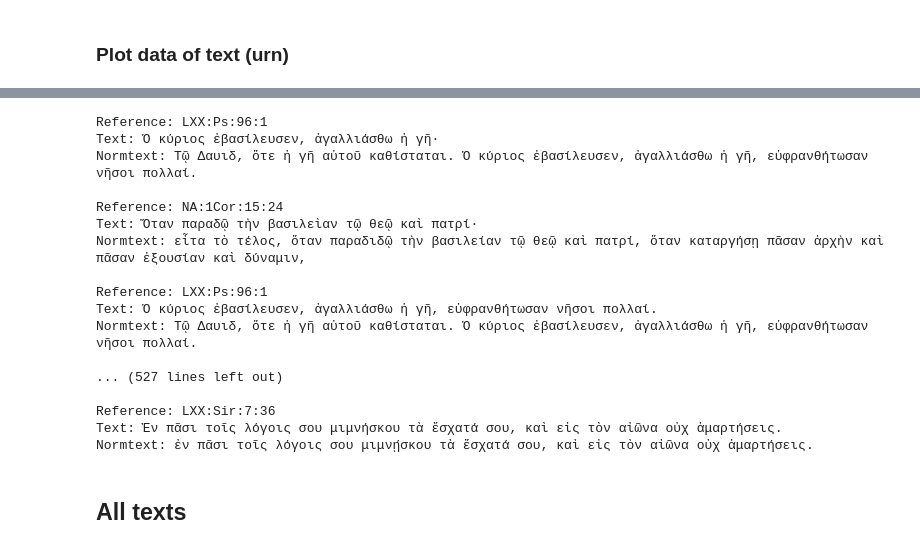
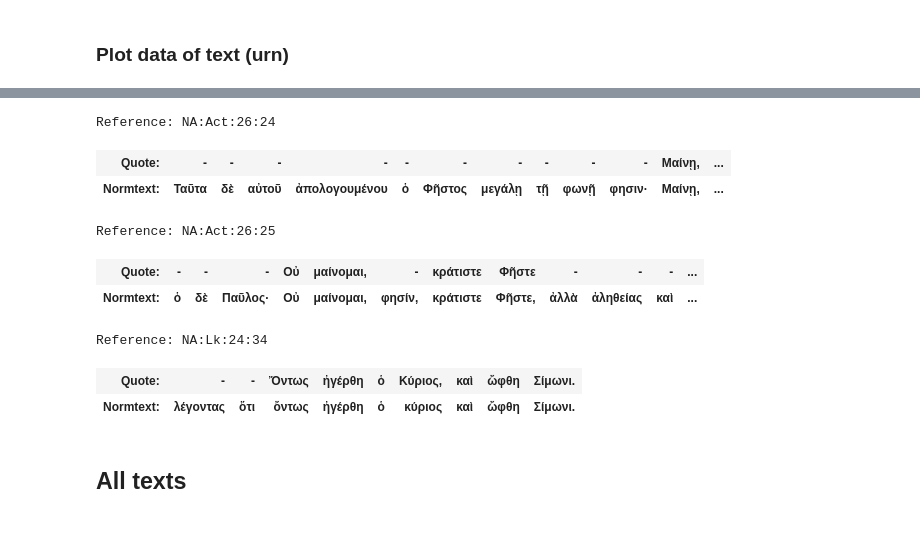
Before and after one commit to PatristicTextArchive/analyse_data, a Jupyter notebook: biblical_quotations.ipynb, the cells around one changed output, grey strips where cells are left out. Saved outputs shown, nothing was run; the diff lists cells and outputs as text; code cells hidden in the pictures.

```diff
--- a/biblical_quotations.ipynb
+++ b/biblical_quotations.ipynb
@@ -129,7 +132,7 @@ def get_quotes(urn,data):
     quotes = [{s["ref"]:s["quote"]} for s in quotations]
     return quotes
 # %%
-quotes = get_quotes("pta0001.pta006.pta-grc1",data)
+quotes = get_quotes("pta0001.pta003.pta-grc1",data)
 # %%
 print(quotes)
 # %% [output]
@@ -137,28 +218,19 @@ print(quotes)
 # %%
 for quote in quotes:
     for key, value in quote.items():
         print(f'Reference: {key}')
-        print(f'Text: {value}')
-        print(f'Normtext: {metadata[key]["text"]}')
-        print()
+        html_table = needleman_wunsch_word(value, metadata[key]["text"])
+        display(HTML(html_table))
 # %% [output]
-Reference: LXX:Ps:96:1
-Text: Ὁ κύριος ἐβασίλευσεν, ἀγαλλιάσθω ἡ γῆ·
-Normtext: Τῷ Δαυιδ, ὅτε ἡ γῆ αὐτοῦ καθίσταται. Ὁ κύριος ἐβασίλευσεν, ἀγαλλιάσθω ἡ γῆ, εὐφρανθήτωσαν νῆσοι πολλαί.
-
-Reference: NA:1Cor:15:24
-Text: Ὅταν παραδῷ τὴν βασιλεὶαν τῷ θεῷ καὶ πατρί·
-Normtext: εἶτα τὸ τέλος, ὅταν παραδιδῷ τὴν βασιλείαν τῷ θεῷ καὶ πατρί, ὅταν καταργήσῃ πᾶσαν ἀρχὴν καὶ πᾶσαν ἐξουσίαν καὶ δύναμιν,
-
-Reference: LXX:Ps:96:1
-Text: Ὁ κύριος ἐβασίλευσεν, ἀγαλλιάσθω ἡ γῆ, εὐφρανθήτωσαν νῆσοι πολλαί.
-Normtext: Τῷ Δαυιδ, ὅτε ἡ γῆ αὐτοῦ καθίσταται. Ὁ κύριος ἐβασίλευσεν, ἀγαλλιάσθω ἡ γῆ, εὐφρανθήτωσαν νῆσοι πολλαί.
-
-... (527 lines left out)
-
-Reference: LXX:Sir:7:36
-Text: Ἐν πᾶσι τοῖς λόγοις σου μιμνήσκου τὰ ἔσχατά σου, καὶ εἰς τὸν αἰῶνα οὐχ ἁμαρτήσεις.
-Normtext: ἐν πᾶσι τοῖς λόγοις σου μιμνῄσκου τὰ ἔσχατά σου, καὶ εἰς τὸν αἰῶνα οὐχ ἁμαρτήσεις.
+Reference: NA:Act:26:24
+| Quote: | - | - | - | - | - | - | - | - | - | - | Μαίνῃ, | ... |
+| Normtext: | Ταῦτα | δὲ | αὐτοῦ | ἀπολογουμένου | ὁ | Φῆστος | μεγάλῃ | τῇ | φωνῇ | φησιν· | Μαίνῃ, | ... |
+Reference: NA:Act:26:25
+| Quote: | - | - | - | Οὐ | μαίνομαι, | - | κράτιστε | Φῆστε | - | - | - | ... |
+| Normtext: | ὁ | δὲ | Παῦλος· | Οὐ | μαίνομαι, | φησίν, | κράτιστε | Φῆστε, | ἀλλὰ | ἀληθείας | καὶ | ... |
+Reference: NA:Lk:24:34
+| Quote: | - | - | Ὄντως | ἠγέρθη | ὁ | Κύριος, | καὶ | ὤφθη | Σίμωνι. |
+| Normtext: | λέγοντας | ὅτι | ὄντως | ἠγέρθη | ὁ | κύριος | καὶ | ὤφθη | Σίμωνι. |
 # %% [markdown]
 ## All texts
 # %%
```
Also changed, not shown: parts of 9 cells of this notebook.
